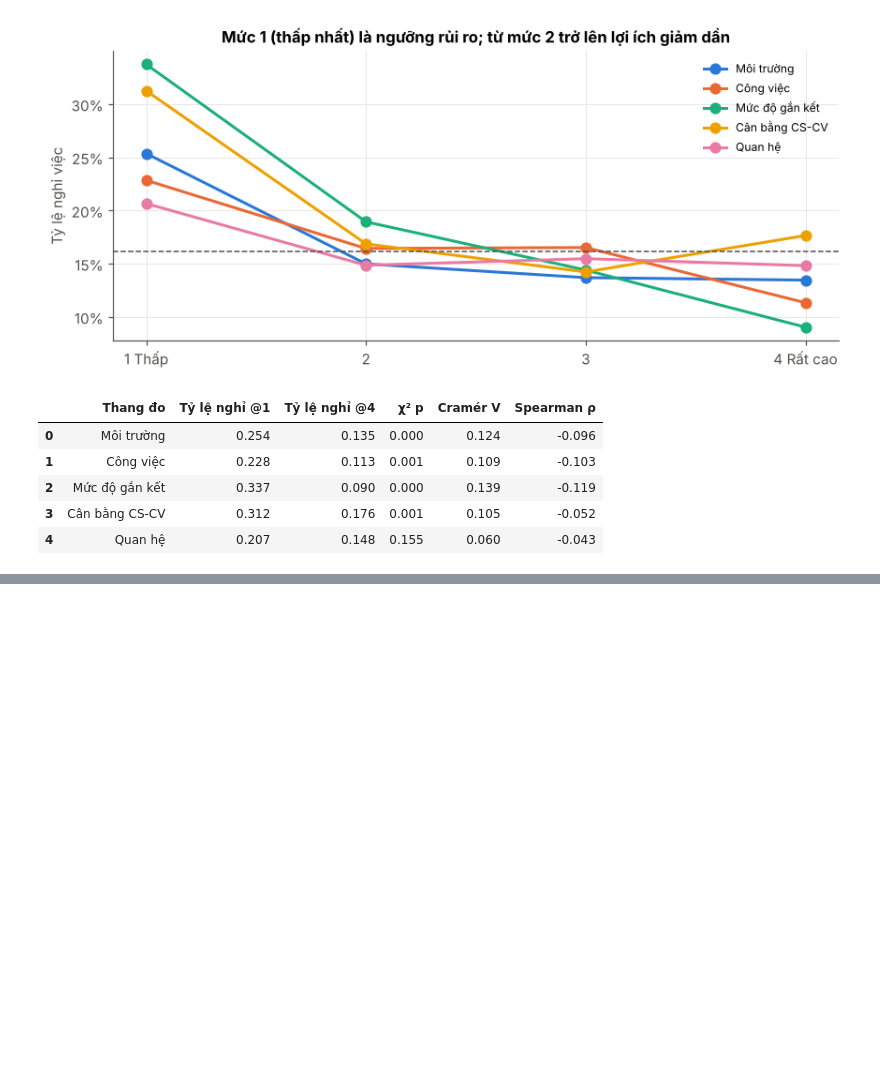
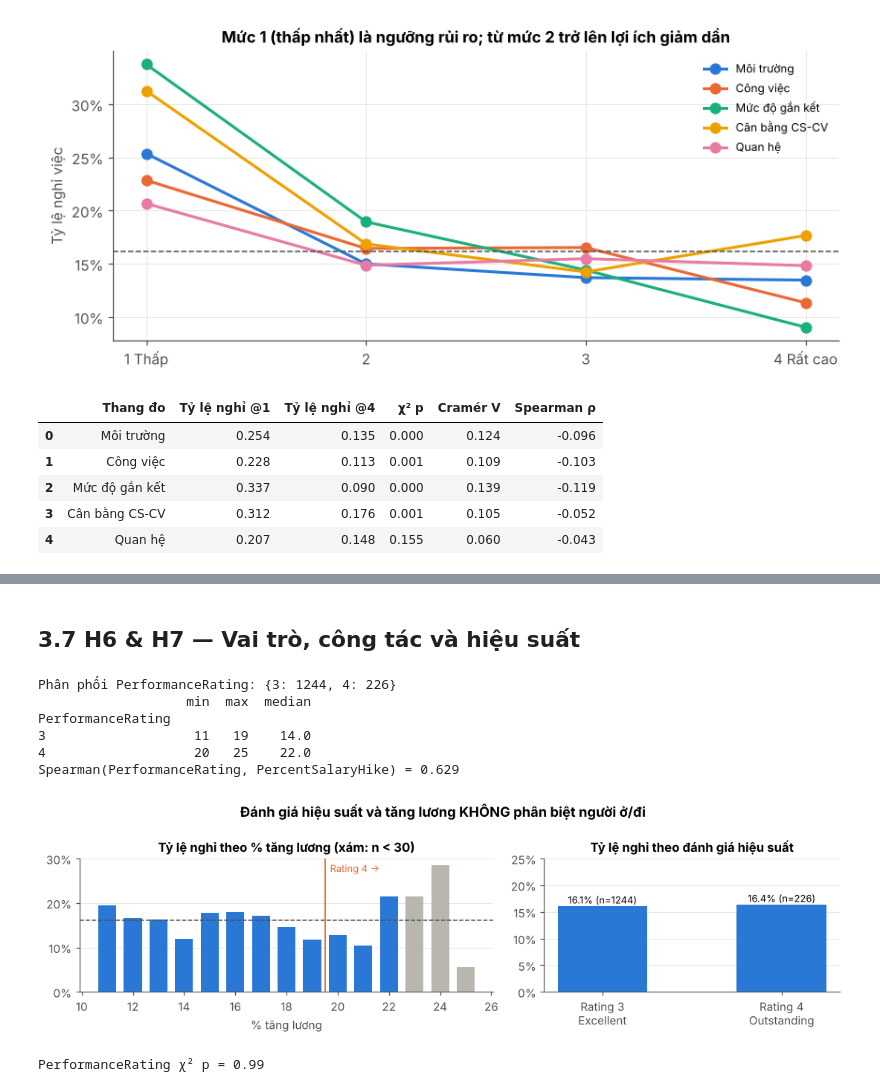
Before and after one commit to trangthu171106/ibm-hr-attrition-analysis, a Jupyter notebook: IBM_HR_Attrition_Analysis.ipynb, the cells around one changed output, grey strips where cells are left out. Drawn from its saved outputs; the diff is of its cells as text; code cells hidden in the pictures; blank space fills up the shorter version.

```diff
--- a/IBM_HR_Attrition_Analysis.ipynb
+++ b/IBM_HR_Attrition_Analysis.ipynb
@@ -593,0 +633,33 @@ pd.DataFrame(res, columns=["Thang đo", "Tỷ lệ nghỉ @1", "Tỷ lệ nghỉ
+# %% [markdown]
+## 3.7 H6 & H7 — Vai trò, công tác và hiệu suất
+# %%
+# 3.7 H7: PerformanceRating chỉ có 2 mức và quyết định gần như hoàn toàn PercentSalaryHike
+print("Phân phối PerformanceRating:", df.PerformanceRating.value_counts().to_dict())
+print(df.groupby("PerformanceRating").PercentSalaryHike.agg(["min", "max", "median"]))
+print("Spearman(PerformanceRating, PercentSalaryHike) =", round(stats.spearmanr(df.PerformanceRating, df.PercentSalaryHike)[0], 3))
+
+fig, axes = plt.subplots(1, 2, figsize=(10, 3), gridspec_kw={"width_ratios": [1.4, 1]})
+r = attr_rate(df, "PercentSalaryHike")
+axes[0].bar(r.index, r.rate, color=[C_GREY if n < 30 else C_STAY for n in r.n], width=0.7)
+axes[0].axhline(base, color=C_INK, ls="--", lw=1); axes[0].axvline(19.5, color=C_LEAVE, lw=1.2)
+axes[0].text(19.7, 0.27, "Rating 4 →", color=C_LEAVE, fontsize=8.5)
+axes[0].yaxis.set_major_formatter(mtick.PercentFormatter(1, 0)); axes[0].set_xlabel("% tăng lương")
+axes[0].set_title("Tỷ lệ nghỉ theo % tăng lương (xám: n < 30)"); axes[0].grid(axis="x", visible=False)
+r2 = attr_rate(df, "PerformanceRating")
+axes[1].bar(["Rating 3\nExcellent", "Rating 4\nOutstanding"], r2.rate, color=C_STAY, width=0.5)
+for i, (v, n) in enumerate(zip(r2.rate, r2.n)): axes[1].text(i, v + 0.005, f"{v:.1%} (n={n})", ha="center", fontsize=8.5)
+axes[1].yaxis.set_major_formatter(mtick.PercentFormatter(1, 0)); axes[1].set_ylim(0, 0.25)
+axes[1].set_title("Tỷ lệ nghỉ theo đánh giá hiệu suất"); axes[1].grid(axis="x", visible=False)
+fig.suptitle("Đánh giá hiệu suất và tăng lương KHÔNG phân biệt người ở/đi", fontweight="bold")
+save(fig, "fig11_performance")
+for c in ["PerformanceRating"]:
+    tab = pd.crosstab(df[c], df.Attrition); print(c, "χ² p =", round(stats.chi2_contingency(tab)[1], 3))
+# %% [output]
+Phân phối PerformanceRating: {3: 1244, 4: 226}
+                   min  max  median
+PerformanceRating
+3                   11   19    14.0
+4                   20   25    22.0
+Spearman(PerformanceRating, PercentSalaryHike) = 0.629
+[figure, added]
+PerformanceRating χ² p = 0.99
```
Also changed, not shown: parts of 6 cells of this notebook, 3 other files.
